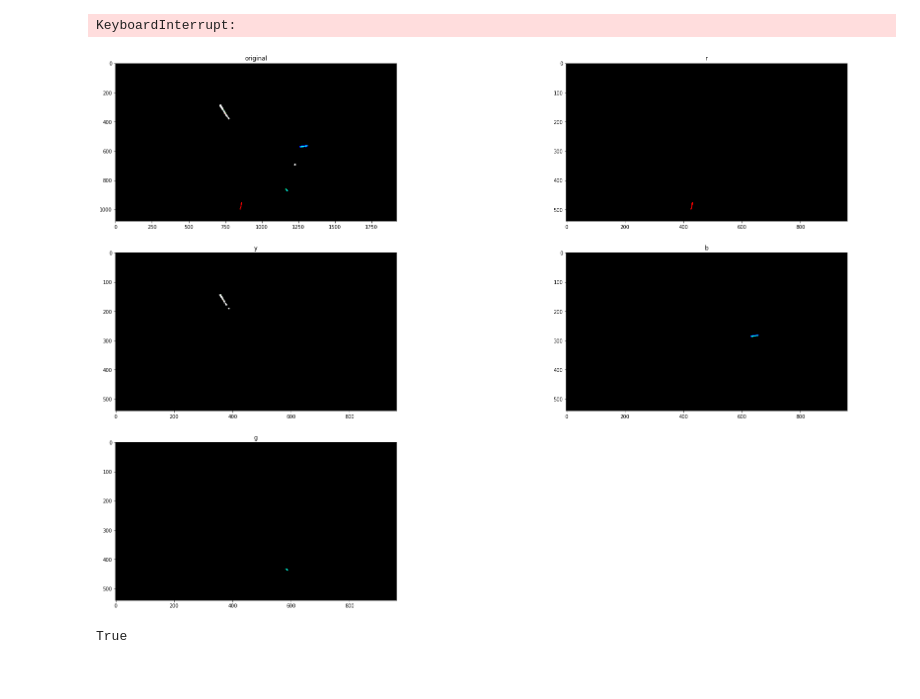
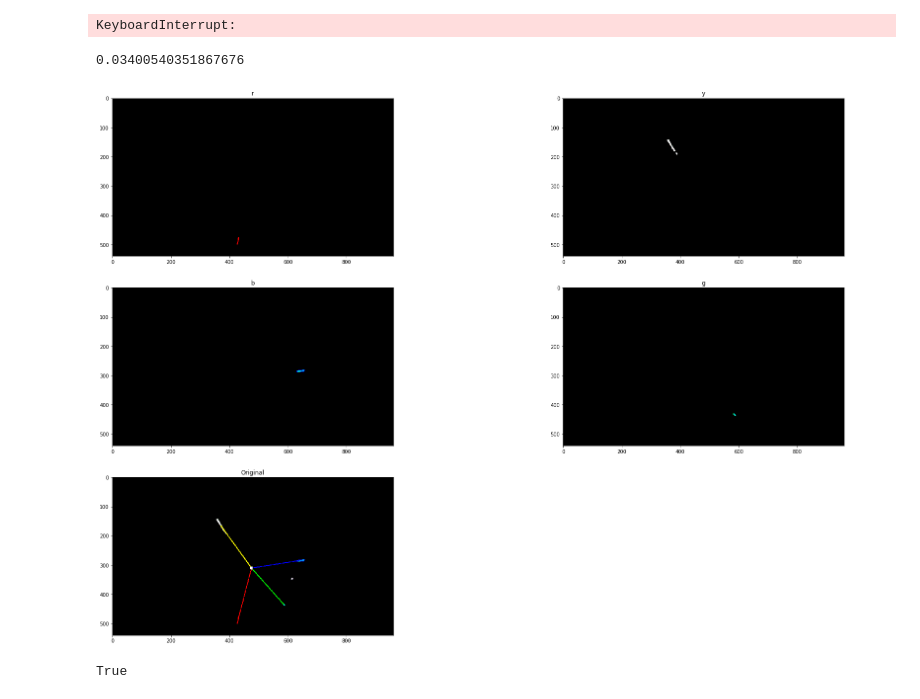
Before and after one commit to Apiquet/Visual_recognition, a Jupyter notebook: images/beacon/Beacon_new_version.ipynb, the cells around one changed output. Drawn from its saved outputs; the diff is of its cells as text; code cells hidden in the pictures.

Commit message:
Adding line to calcul angles

```diff
--- a/images/beacon/Beacon_new_version.ipynb
+++ b/images/beacon/Beacon_new_version.ipynb
@@ -121,43 +121,68 @@ cv2.destroyAllWindows()
 KeyboardInterrupt:
 # %%
 threshImg = cv2.imread('threshold_img.png')
+center = (475, 310)
+
+start = time.time()
 threshImg = cv2.resize(threshImg, (0,0), fx=0.5, fy=0.5)
+thresh_img = threshImg.copy()
 # define the list of boundaries
 boundaries = [
-     ([0, 0, 162], [255, 0, 255], 'r'),
-     ([0, 37, 51], [255, 255, 60], 'y'),
-     ([255, 0, 0], [255, 0, 255], 'b'),
-     ([0, 178, 0], [255, 181, 232], 'g')
+     ([0, 0, 162], [255, 0, 255], 'r', (0,0,255)),
+     ([0, 37, 51], [255, 255, 60], 'y', (0,255,255)),
+     ([255, 0, 0], [255, 0, 255], 'b', (255,0,0)),
+     ([0, 178, 0], [255, 181, 232], 'g', (0,255,0))
 ]
-#thresh_img = cv2.cvtColor(threshImg, cv2.COLOR_BGR2RGB)
-images = [thresh_img]
-titles = ['original']
 masks = []
+images = []
+titles = []
 # loop over the boundaries
-for (lower, upper, title) in boundaries:
+for (lower, upper, title, color) in boundaries:
     # create NumPy arrays from the boundaries
     lower = np.array(lower, dtype = "uint8")
     upper = np.array(upper, dtype = "uint8")
 
     # find the colors within the specified boundaries and apply
     # the mask
     mask = cv2.inRange(threshImg, lower, upper)
     kernel = np.ones((3,3),np.uint8)
 
-    mask = cv2.dilate(mask,kernel,iterations = 4)
+    mask = cv2.dilate(mask,kernel,iterations = 6)
 
     output = cv2.bitwise_and(threshImg, threshImg, mask = mask)
+    gray_image = cv2.cvtColor(output, cv2.COLOR_BGR2GRAY)
+    gray_image = cv2.GaussianBlur(gray_image,(5,5),1)
 
+
+
+    # find contours in the binary image
+    contours, _ = cv2.findContours(gray_image,cv2.RETR_TREE,cv2.CHAIN_APPROX_SIMPLE)
+    c = contours[0]
+    # calculate moments for each contour
+    M = cv2.moments(c)
+
+    # calculate x,y coordinate of center
+    cX = int(M["m10"] / M["m00"])
+    cY = int(M["m01"] / M["m00"])
+
+    cv2.line(thresh_img,(cX ,cY),center,color, 2)
+
+    cv2.circle(thresh_img, center, 5, (255, 255, 255), -1)
     # show the images
     output = cv2.cvtColor(output, cv2.COLOR_BGR2RGB)
     images.append(output)
     titles.append(title)
     masks.append(mask)
+
+thresh_img = cv2.cvtColor(thresh_img, cv2.COLOR_BGR2RGB)
+images.append(thresh_img)
+titles.append('Original')
 i = 0
-
+print(time.time() - start)
 show_images(images, cols = 3, titles = titles)
 # %% [output]
+0.03400540351867676
-[figure, old version]
+[figure, new version]
 # %%
 rawImage = cv2.imread('beacon_1000_1000_180.png')
 height,width,depth = rawImage.shape
```
